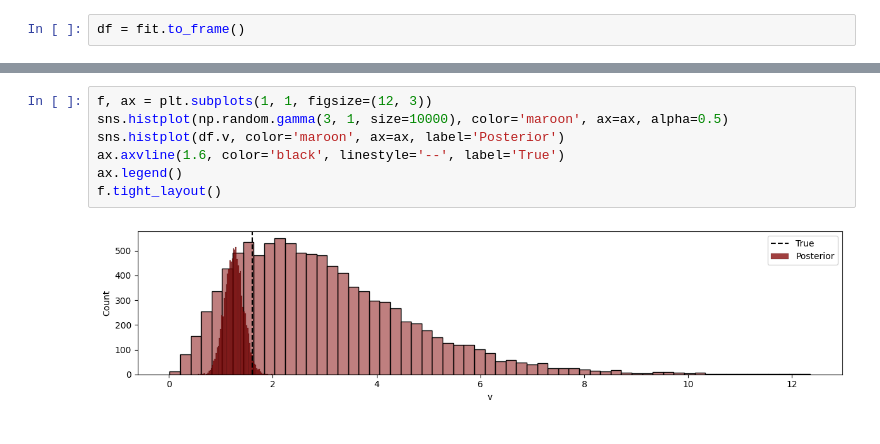
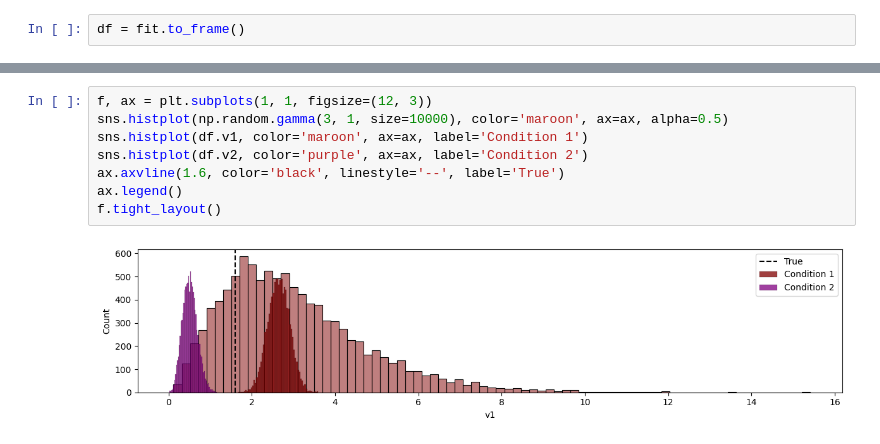
Before and after one commit to jerrymhuang/DreamDrone, a Jupyter notebook: CM02/DDM_Estimation.ipynb, the cells around one changed output, grey strips where cells are left out. Saved outputs shown, nothing was run; the diff lists cells and outputs as text.

```diff
--- a/CM02/DDM_Estimation.ipynb
+++ b/CM02/DDM_Estimation.ipynb
@@ -131,9 +143,10 @@ array([<Axes: title={'center': 'v'}>, <Axes: title={'center': 'a'}>,
 # %%
 f, ax = plt.subplots(1, 1, figsize=(12, 3))
 sns.histplot(np.random.gamma(3, 1, size=10000), color='maroon', ax=ax, alpha=0.5)
-sns.histplot(df.v, color='maroon', ax=ax, label='Posterior')
+sns.histplot(df.v1, color='maroon', ax=ax, label='Condition 1')
+sns.histplot(df.v2, color='purple', ax=ax, label='Condition 2')
 ax.axvline(1.6, color='black', linestyle='--', label='True')
 ax.legend()
 f.tight_layout()
 # %% [output]
-[figure, old version]
+[figure, new version]
```
Also changed, not shown: parts of 10 cells of this notebook, 2 other files.
